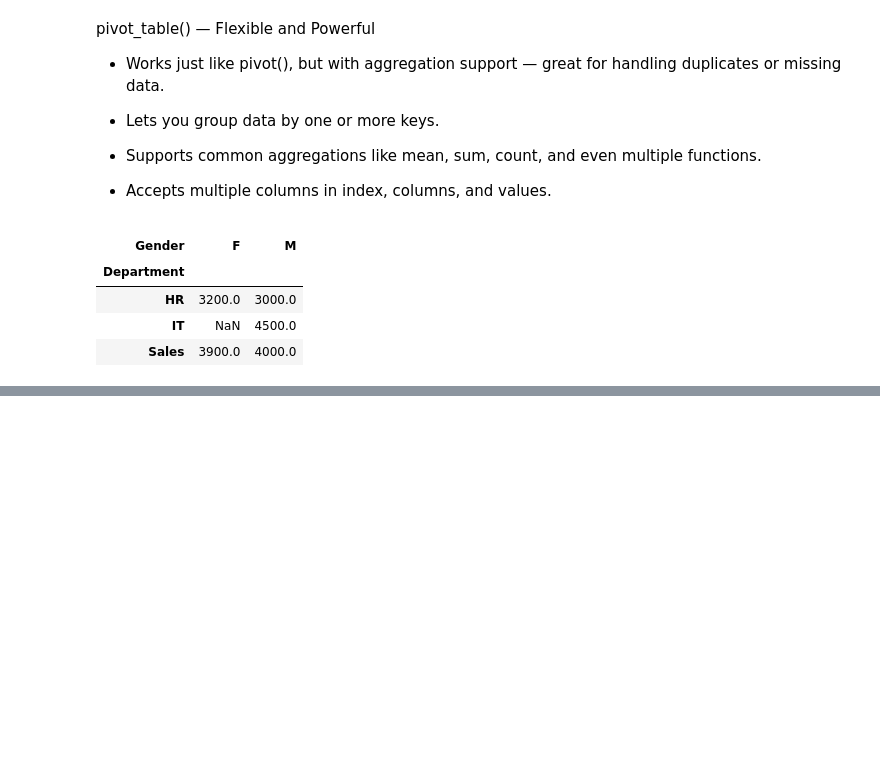
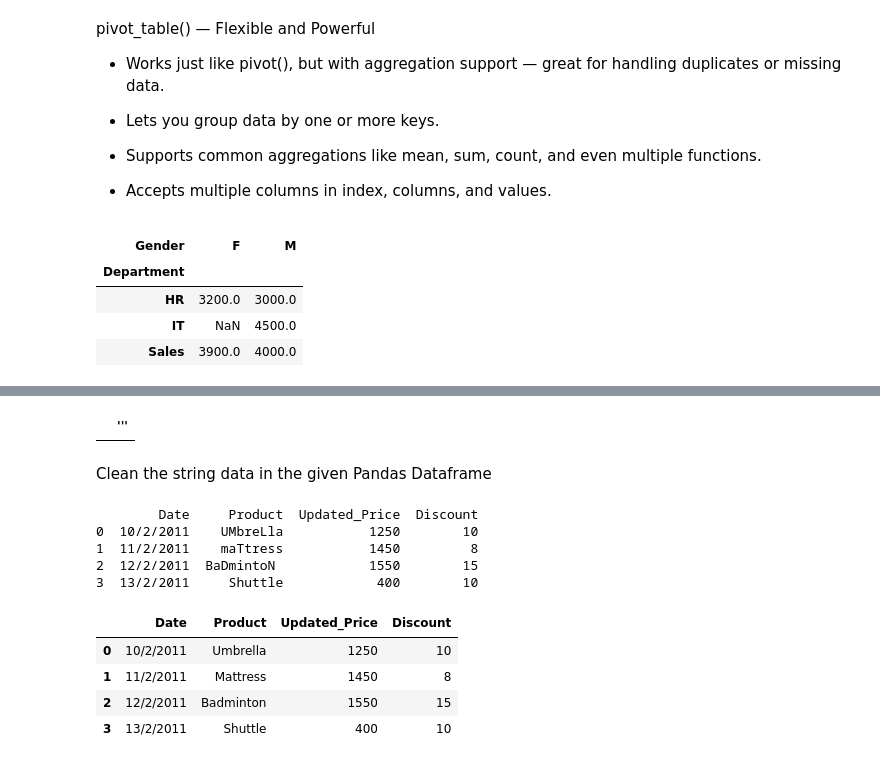
Before and after one commit to dhavalvalaa/Ai_Ml_QB, a Jupyter notebook: pandas/19_06/DataFrame_Exercises.ipynb, the cells around one changed output, grey strips where cells are left out. Drawn from its saved outputs; the diff is of its cells as text; code cells hidden in the pictures; blank space fills up the shorter version.

```diff
--- a/pandas/19_06/DataFrame_Exercises.ipynb
+++ b/pandas/19_06/DataFrame_Exercises.ipynb
@@ -307,0 +512,32 @@ pivot
+# %%
+df = pd.read_clipboard(sep=";")
+df
+# %% [output]
+|  | ''' |
+# %% [markdown]
+Clean the string data in the given Pandas Dataframe
+# %%
+df = pd.DataFrame({'Date':['10/2/2011', '11/2/2011', '12/2/2011', '13/2/2011'],
+                   'Product':[' UMbreLla', '  maTtress', 'BaDmintoN ', 'Shuttle'],
+                   'Updated_Price':[1250, 1450, 1550, 400],
+                   'Discount':[10, 8, 15, 10]})
+
+# Print the dataframe
+print(df)
+# %% [output]
+        Date     Product  Updated_Price  Discount
+0  10/2/2011    UMbreLla           1250        10
+1  11/2/2011    maTtress           1450         8
+2  12/2/2011  BaDmintoN            1550        15
+3  13/2/2011     Shuttle            400        10
+# %%
+import string
+
+df["Product"] = df["Product"].apply(lambda x: x.strip().capitalize())
+df
+# %% [output]
+|  | Date | Product | Updated_Price | Discount |
+| 0 | 10/2/2011 | Umbrella | 1250 | 10 |
+| 1 | 11/2/2011 | Mattress | 1450 | 8 |
+| 2 | 12/2/2011 | Badminton | 1550 | 15 |
+| 3 | 13/2/2011 | Shuttle | 400 | 10 |
```
Also changed, not shown: parts of 18 cells of this notebook.
